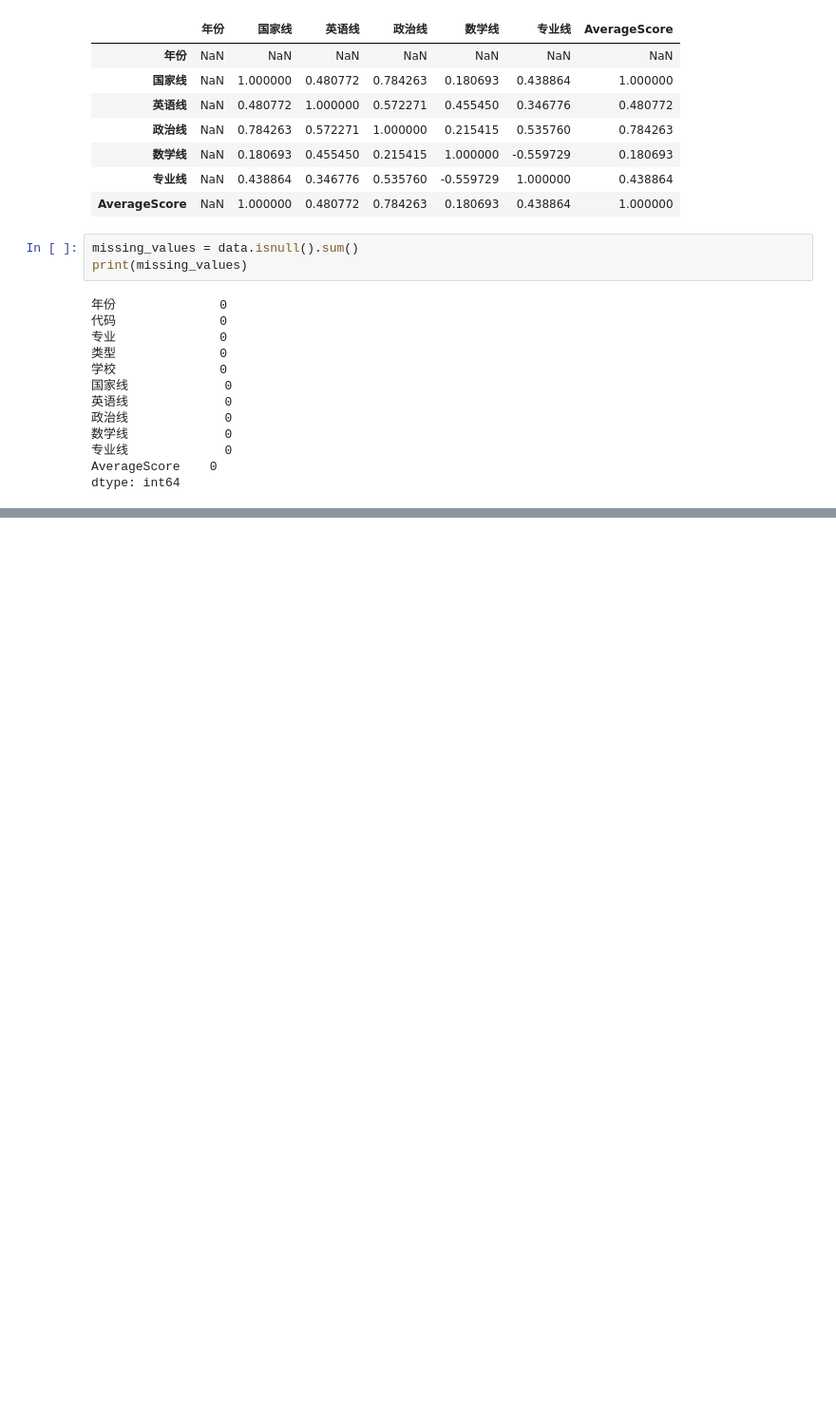
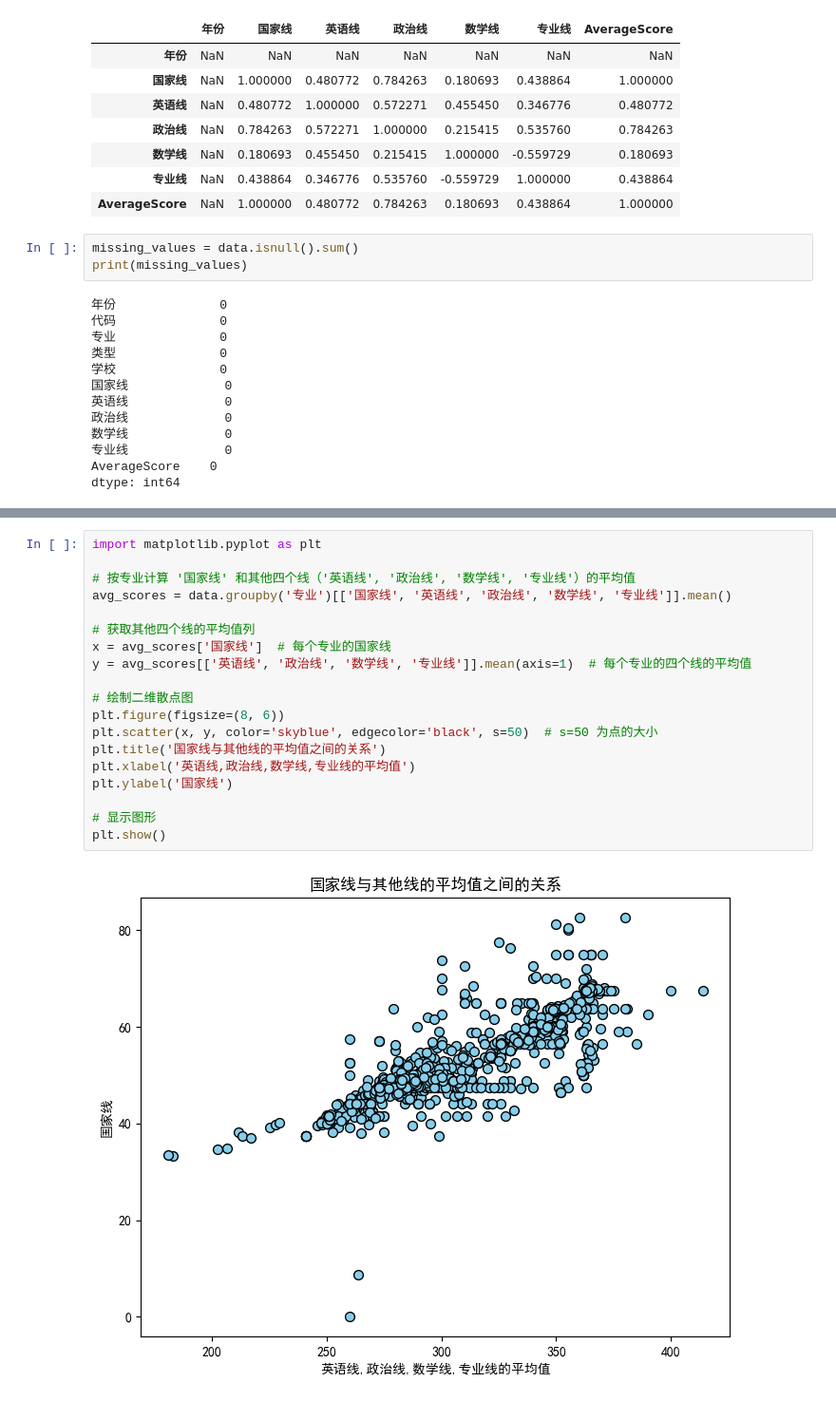
Before and after one commit to rainbowyuyu/dm_design, a Jupyter notebook: data_show.ipynb, the cells around one changed output, grey strips where cells are left out. Shown: that part at 95% size. Saved outputs shown, nothing was run; the diff lists cells and outputs as text; blank space fills up the shorter version.

```diff
--- a/data_show.ipynb
+++ b/data_show.ipynb
@@ -176,0 +175,21 @@ plt.show()
+# %%
+import matplotlib.pyplot as plt
+
+# 按专业计算 '国家线' 和其他四个线（'英语线', '政治线', '数学线', '专业线'）的平均值
+avg_scores = data.groupby('专业')[['国家线', '英语线', '政治线', '数学线', '专业线']].mean()
+
+# 获取其他四个线的平均值列
+x = avg_scores['国家线']  # 每个专业的国家线
+y = avg_scores[['英语线', '政治线', '数学线', '专业线']].mean(axis=1)  # 每个专业的四个线的平均值
+
+# 绘制二维散点图
+plt.figure(figsize=(8, 6))
+plt.scatter(x, y, color='skyblue', edgecolor='black', s=50)  # s=50 为点的大小
+plt.title('国家线与其他线的平均值之间的关系')
+plt.xlabel('英语线,政治线,数学线,专业线的平均值')
+plt.ylabel('国家线')
+
+# 显示图形
+plt.show()
+# %% [output]
+[figure, added]
```
Also changed, not shown: parts of 4 cells of this notebook, 1 other file.
